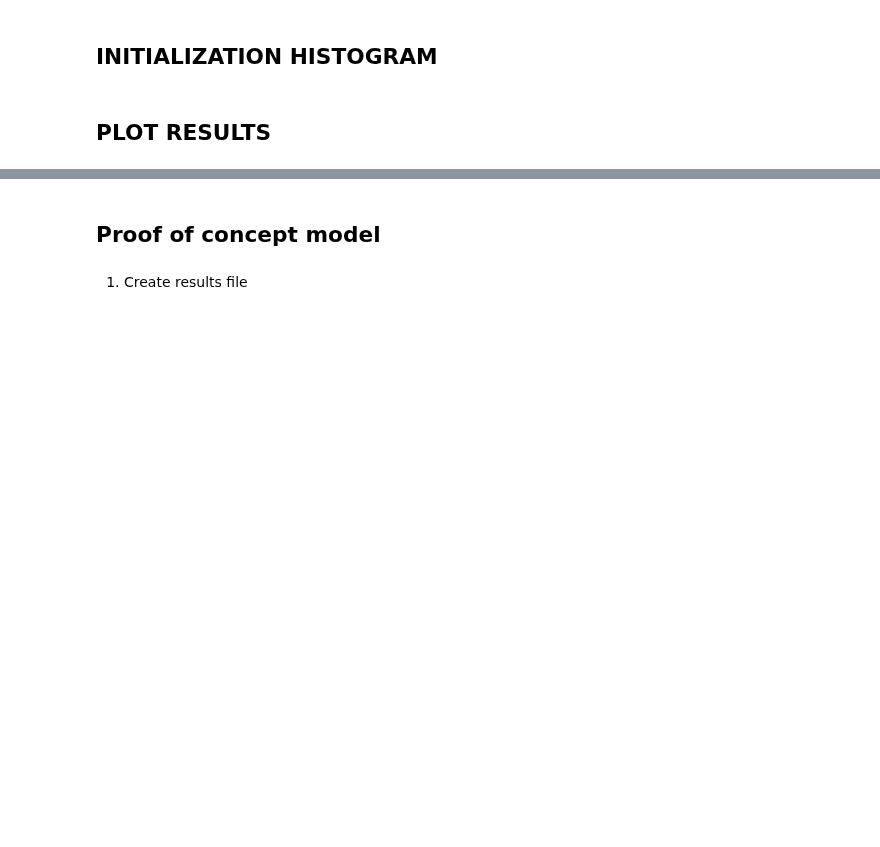
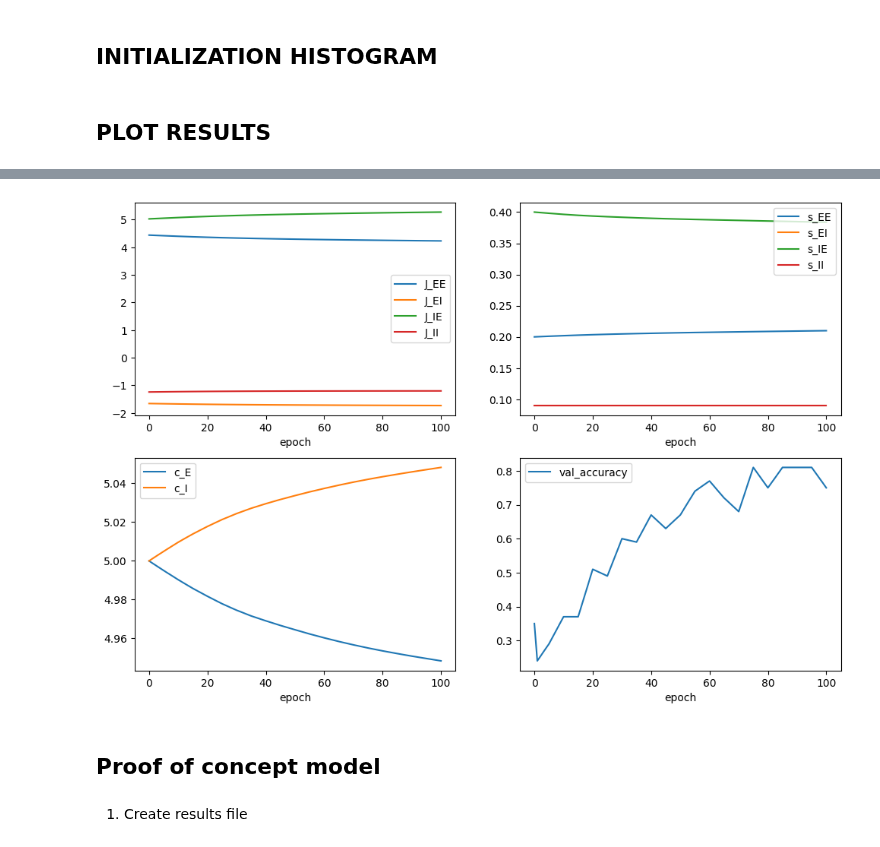
Before and after one commit to clarapecci/SSN_VPL, a Jupyter notebook: 2D_model_new_constant.ipynb, the cells around one changed output, grey strips where cells are left out. Saved outputs shown, nothing was run; the diff lists cells and outputs as text; code cells hidden in the pictures; blank space fills up the shorter version.

```diff
--- a/2D_model_new_constant.ipynb
+++ b/2D_model_new_constant.ipynb
@@ -437,0 +412,3 @@ Training loss: 1636.94189453125 ¦ Validation -- loss: 0.8472796678543091, accur
+# %%
+results_batch100_offset10 = '/mnt/d/temp/ssn_modelling/ssn-simulator/results/BATCH_100_offset10.csv' # RUN FOR 0.5 DEGREE OFFSET
+final_pars_test, val_loss_test, training_los_test= train_SSN_vmap(opt_pars, ssn_pars, grid_pars, conn_pars, stimuli_pars, filter_pars,  conv_pars, epochs_to_save = epochs_to_save, results_filename=results_batch100_offset10, ref_ori = 55, offset = 10, batch_size = 100, epochs = epochs)
@@ -504,3 +506,7 @@ plot_results(results_filename2, title='Tmax = 400, constant = 0')
+# %%
+plot_results(results_batch100_offset10)
+# %% [output]
+[figure, added]
 # %% [markdown]
 ## Proof of concept model
 # %%
```
Also changed, not shown: parts of 20 cells of this notebook.
